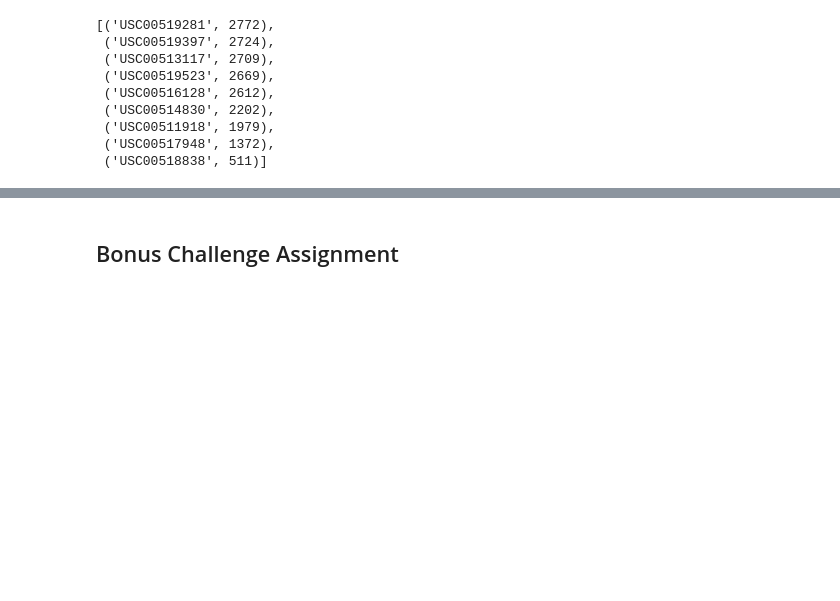
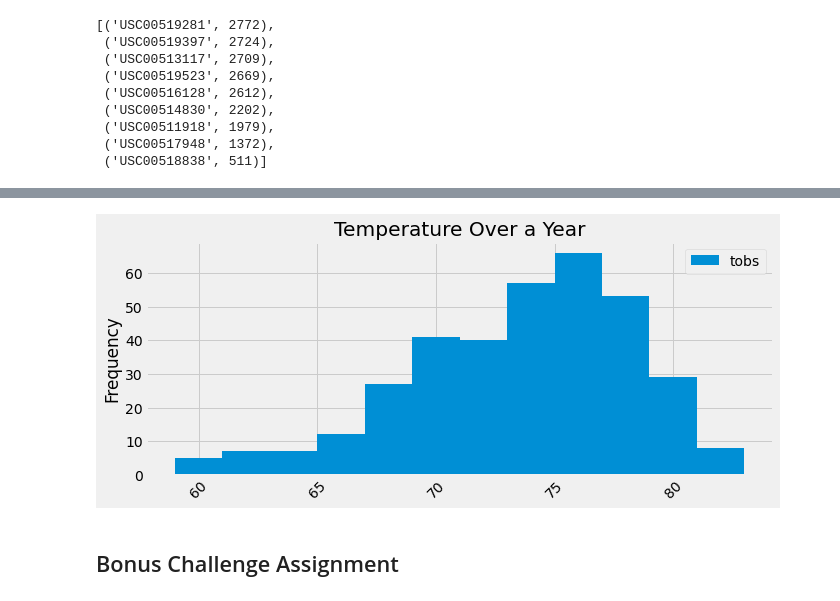
Before and after one commit to richardk6/SQLalchemy-project, a Jupyter notebook: climate_starter.ipynb, the cells around one changed output, grey strips where cells are left out. Cells and saved outputs as stored; diff of their text form; code cells hidden in the pictures; blank space fills up the shorter version.

```diff
--- a/climate_starter.ipynb
+++ b/climate_starter.ipynb
@@ -180,15 +177,9 @@ order_by(func.count(Measurement.date).desc()).all()
 
 # Query the last 12 months of temperature observation data for this station and plot the results as a histogram
 sel = [Measurement.date, Measurement.tobs]
-year_temp = session.query(*sel).filter(Measurement.date > '2016-08-23').filter(Measurement.station == 'USC00519281').all()
+year_temp = session.query(*sel).filter(Measurement.date >= prev_year).filter(Measurement.station == 'USC00519281').all()
 df_temp = pd.DataFrame(year_temp, columns=['date', 'tobs'])
 df_temp.set_index('date', inplace=True)
 df_temp.dropna(subset = ["tobs"], inplace=True)
-
-# Sort the dataframe by date
-df_temp.sort_index()
-df_temp.plot(kind="hist", figsize=(20,3))
-plt.title("Temperature Over a Year")
-plt.xticks(rotation=45)
-plt.show()
+df_temp
 # %% [output]
@@ -196,3 +200,12 @@ plt.show()
+# %%
+# Sort the dataframe by date
+df_temp.sort_index()
+df_temp.plot(kind="hist", bins=12, figsize=(10,4))
+plt.title("Temperature Over a Year")
+plt.xticks(rotation=45)
+plt.show()
+# %% [output]
+[figure, added]
 # %% [markdown]
 ## Bonus Challenge Assignment
 # %%
```
Also changed, not shown: parts of 10 cells of this notebook, 1 other file.
